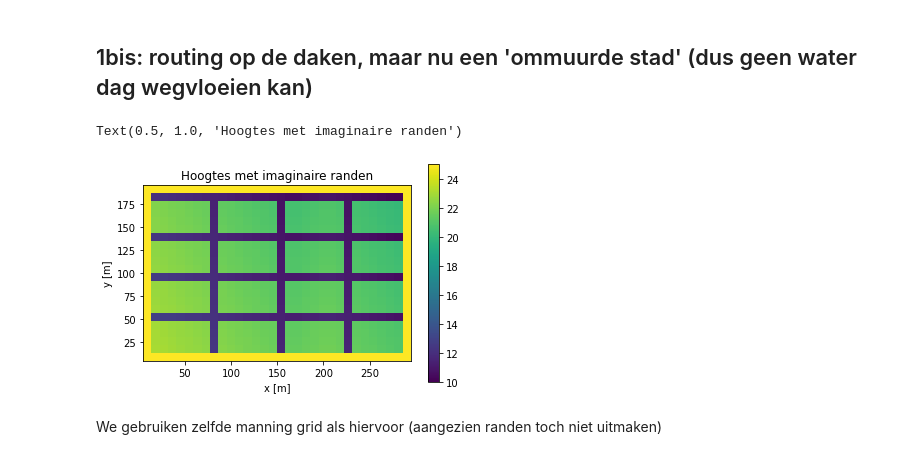
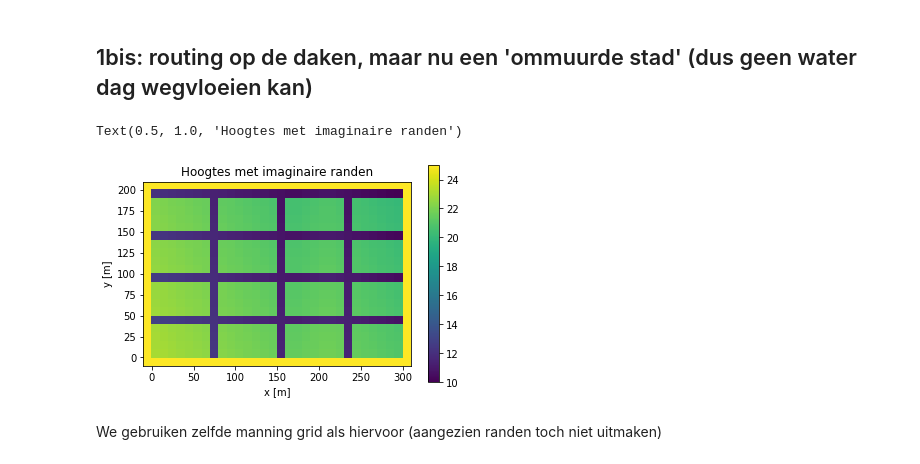
Before and after one commit to olivierbonte/Project_Spatio_Temporele_2, a Jupyter notebook: Gebouwen_scenario.ipynb, the cells around one changed output. Cells and saved outputs as stored; diff of their text form; code cells hidden in the pictures.

Commit message:
Kleine wijziging figuren

```diff
--- a/Gebouwen_scenario.ipynb
+++ b/Gebouwen_scenario.ipynb
@@ -271,20 +271,20 @@ depths_list_bis[5][14,16]
 # %%
 grid_imag = np.zeros((ny+2,nx+2))
 grid_imag[1:-1,1:-1] = grid
 #boundary conditions: high walls
 grid_imag[:,0] = 25
 grid_imag[:,-1] = 25
 grid_imag[0,:] = 25
 grid_imag[-1,:] = 25
-plt.imshow(np.flipud(grid_imag),  extent = [np.min(xs), np.max(xs),
-np.min(ys),np.max(ys)])
+plt.imshow(np.flipud(grid_imag),  extent = [np.min(xs)-3*deltax/2, np.max(xs)+3*deltax/2,
+np.min(ys)-3*deltay/2,np.max(ys)+3*deltay/2])
 plt.xlabel('x [m]')
 plt.ylabel('y [m]')
 plt.colorbar()
 plt.title('Hoogtes met imaginaire randen')
 # %% [output]
 Text(0.5, 1.0, 'Hoogtes met imaginaire randen')
-[figure, old version]
+[figure, new version]
 # %% [markdown]
 We gebruiken zelfde manning grid als hiervoor (aangezien randen toch niet uitmaken)
 # %%
```
Also changed, not shown: parts of 2 cells of this notebook.
